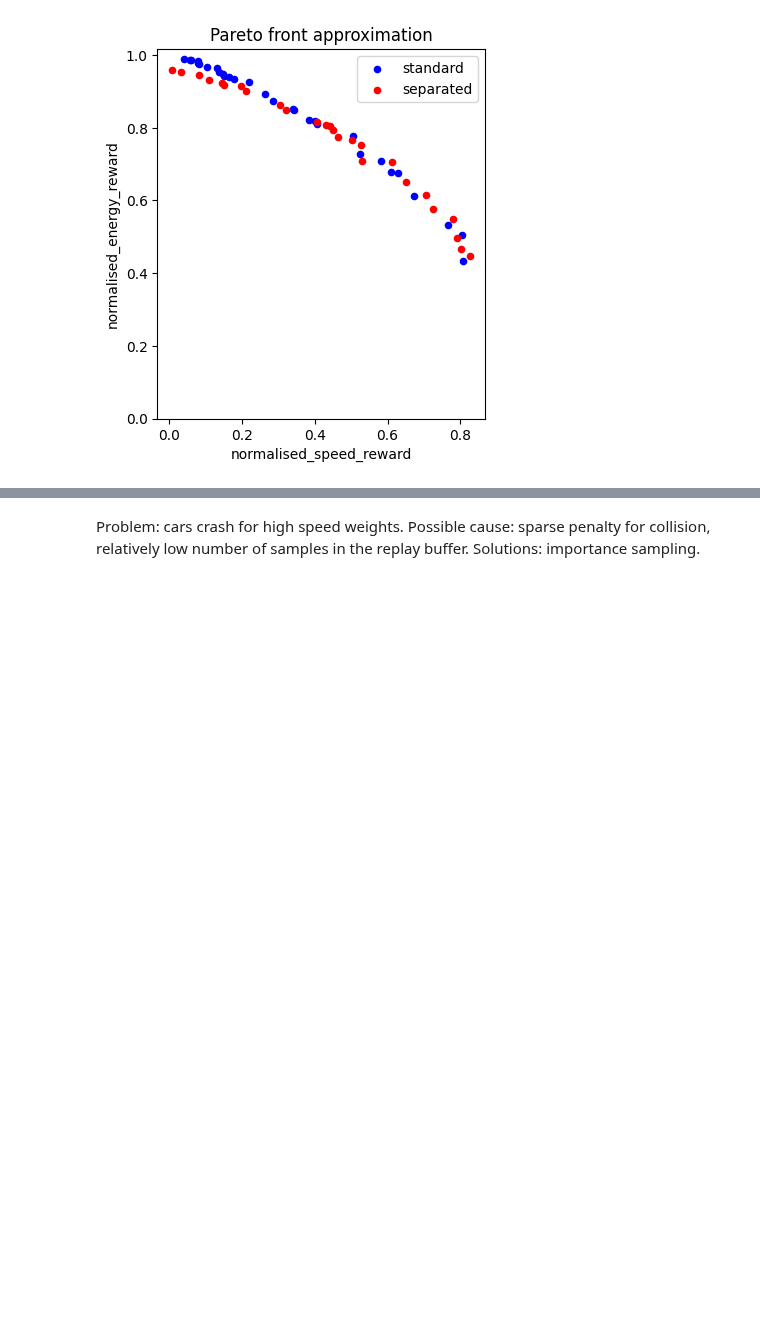
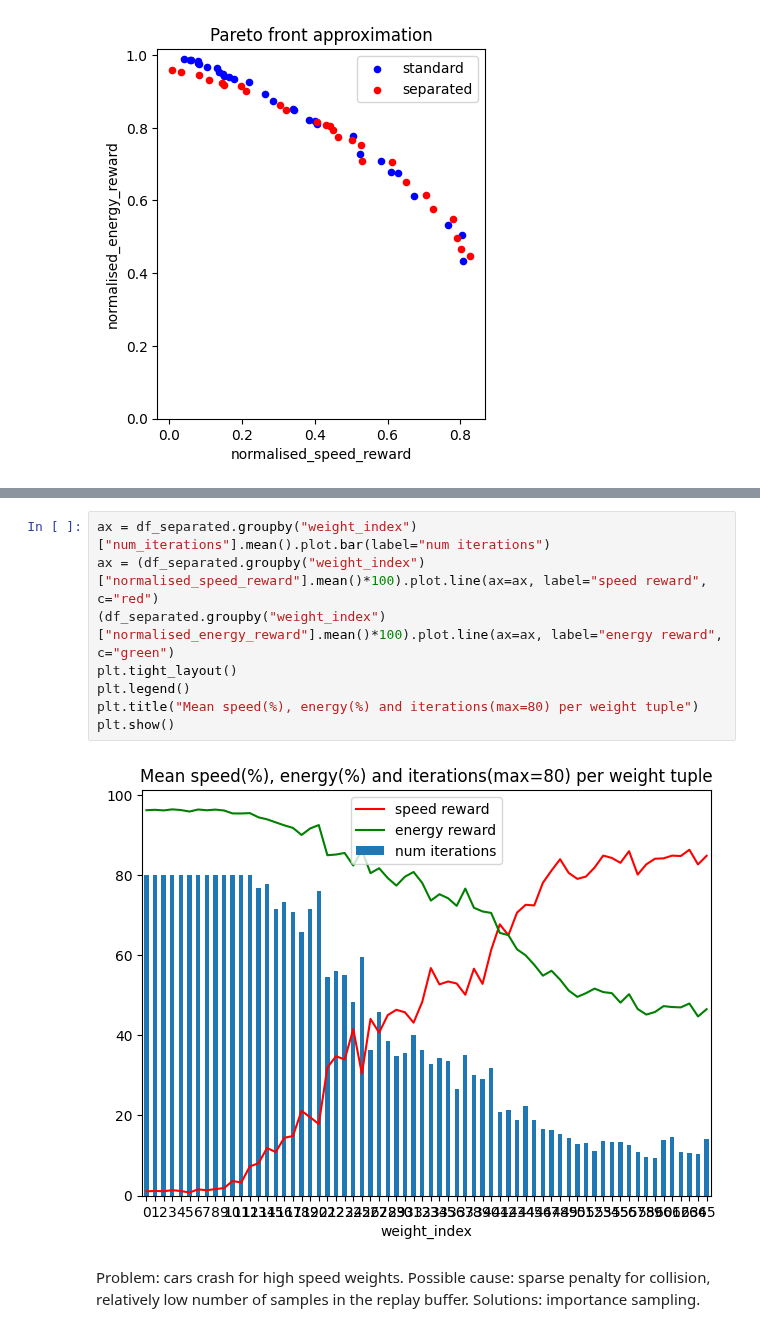
Before and after one commit to whl020406/moma-rl-ad, a Jupyter notebook: test_linear_modqn_vs_modqn_sep.ipynb, the cells around one changed output, grey strips where cells are left out. Saved outputs shown, nothing was run; the diff lists cells and outputs as text; blank space fills up the shorter version.

```diff
--- a/test_linear_modqn_vs_modqn_sep.ipynb
+++ b/test_linear_modqn_vs_modqn_sep.ipynb
@@ -132,6 +141,16 @@ plt.title("Mean speed(%), energy(%) and iterations(max=80) per weight tuple")
 plt.show()
 # %% [output]
 [figure]
+# %%
+ax = df_separated.groupby("weight_index")["num_iterations"].mean().plot.bar(label="num iterations")
+ax = (df_separated.groupby("weight_index")["normalised_speed_reward"].mean()*100).plot.line(ax=ax, label="speed reward", c="red")
+(df_separated.groupby("weight_index")["normalised_energy_reward"].mean()*100).plot.line(ax=ax, label="energy reward", c="green")
+plt.tight_layout()
+plt.legend()
+plt.title("Mean speed(%), energy(%) and iterations(max=80) per weight tuple")
+plt.show()
+# %% [output]
+[figure, added]
 # %% [markdown]
 Problem: cars crash for high speed weights. Possible cause: sparse penalty for collision, relatively low number of samples in the replay buffer. Solutions: importance sampling.
 # %% [markdown]
```
Also changed, not shown: parts of 2 cells of this notebook, 8 other files.
